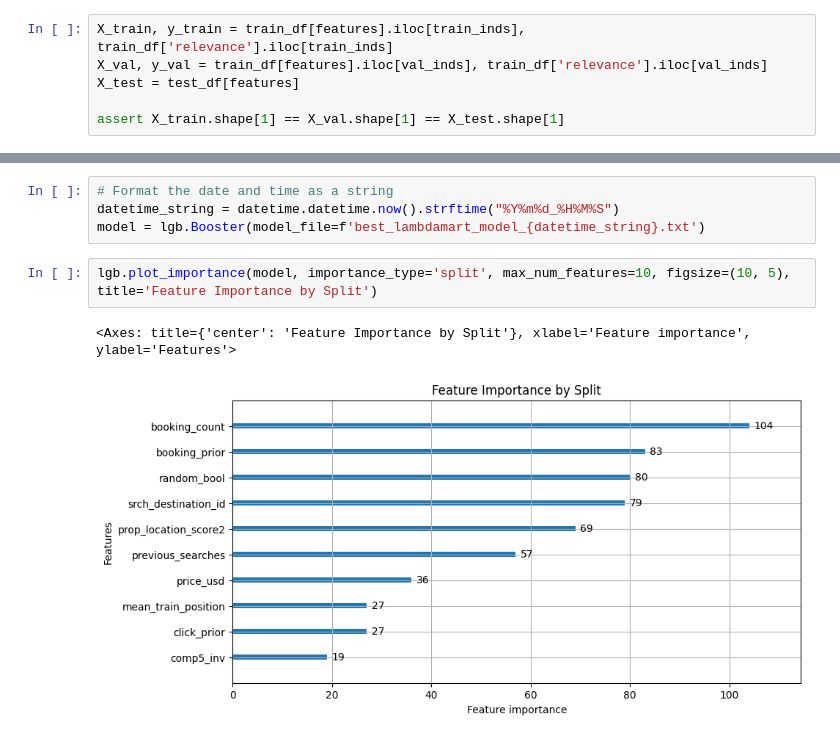
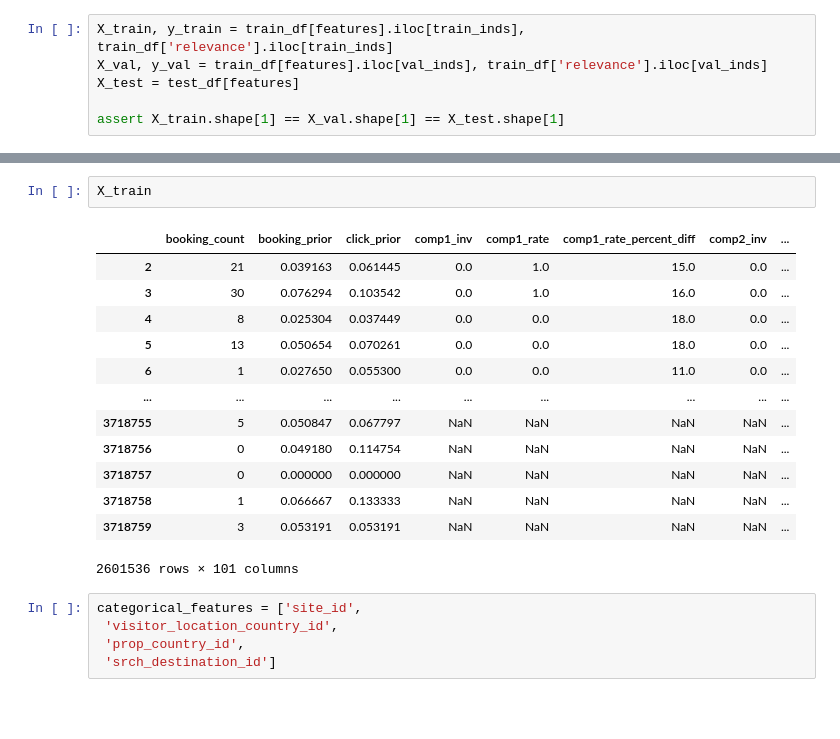
Before and after one commit to ryan-ott/DMT-Group17, a Jupyter notebook: Assignment2/expedia_v2.ipynb, the cells around one changed output, grey strips where cells are left out. Saved outputs shown, nothing was run; the diff lists cells and outputs as text; blank space fills up the shorter version.

```diff
--- a/Assignment2/expedia_v2.ipynb
+++ b/Assignment2/expedia_v2.ipynb
@@ -303,9 +352,21 @@ Best Parameters: {'learning_rate': 0.05, 'subsample': 0.5}
-# %%
-# Format the date and time as a string
-datetime_string = datetime.datetime.now().strftime("%Y%m%d_%H%M%S")
-model = lgb.Booster(model_file=f'best_lambdamart_model_{datetime_string}.txt')
-# %%
-lgb.plot_importance(model, importance_type='split', max_num_features=10, figsize=(10, 5), title='Feature Importance by Split')
-# %% [output]
-<Axes: title={'center': 'Feature Importance by Split'}, xlabel='Feature importance', ylabel='Features'>
-[figure, removed]
+# %%
+X_train
+# %% [output]
+|  | booking_count | booking_prior | click_prior | comp1_inv | comp1_rate | comp1_rate_percent_diff | comp2_inv | ... |
+| 2 | 21 | 0.039163 | 0.061445 | 0.0 | 1.0 | 15.0 | 0.0 | ... |
+| 3 | 30 | 0.076294 | 0.103542 | 0.0 | 1.0 | 16.0 | 0.0 | ... |
+| 4 | 8 | 0.025304 | 0.037449 | 0.0 | 0.0 | 18.0 | 0.0 | ... |
+| 5 | 13 | 0.050654 | 0.070261 | 0.0 | 0.0 | 18.0 | 0.0 | ... |
+| 6 | 1 | 0.027650 | 0.055300 | 0.0 | 0.0 | 11.0 | 0.0 | ... |
+| ... | ... | ... | ... | ... | ... | ... | ... | ... |
+| 3718755 | 5 | 0.050847 | 0.067797 | NaN | NaN | NaN | NaN | ... |
+| 3718756 | 0 | 0.049180 | 0.114754 | NaN | NaN | NaN | NaN | ... |
+| 3718757 | 0 | 0.000000 | 0.000000 | NaN | NaN | NaN | NaN | ... |
+| 3718758 | 1 | 0.066667 | 0.133333 | NaN | NaN | NaN | NaN | ... |
+| 3718759 | 3 | 0.053191 | 0.053191 | NaN | NaN | NaN | NaN | ... |
+2601536 rows × 101 columns
+# %%
+categorical_features = ['site_id',
+ 'visitor_location_country_id',
+ 'prop_country_id',
+ 'srch_destination_id']
```
Also changed, not shown: parts of 10 cells of this notebook.
